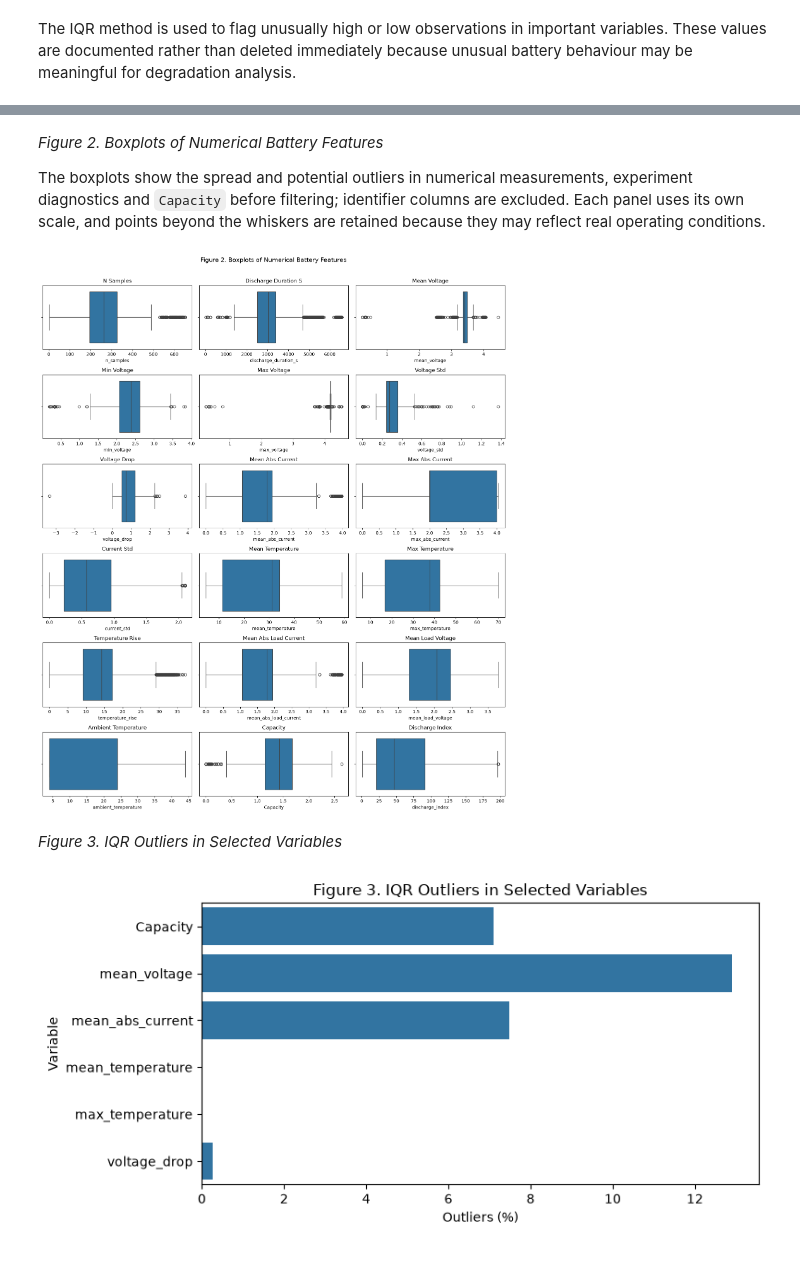
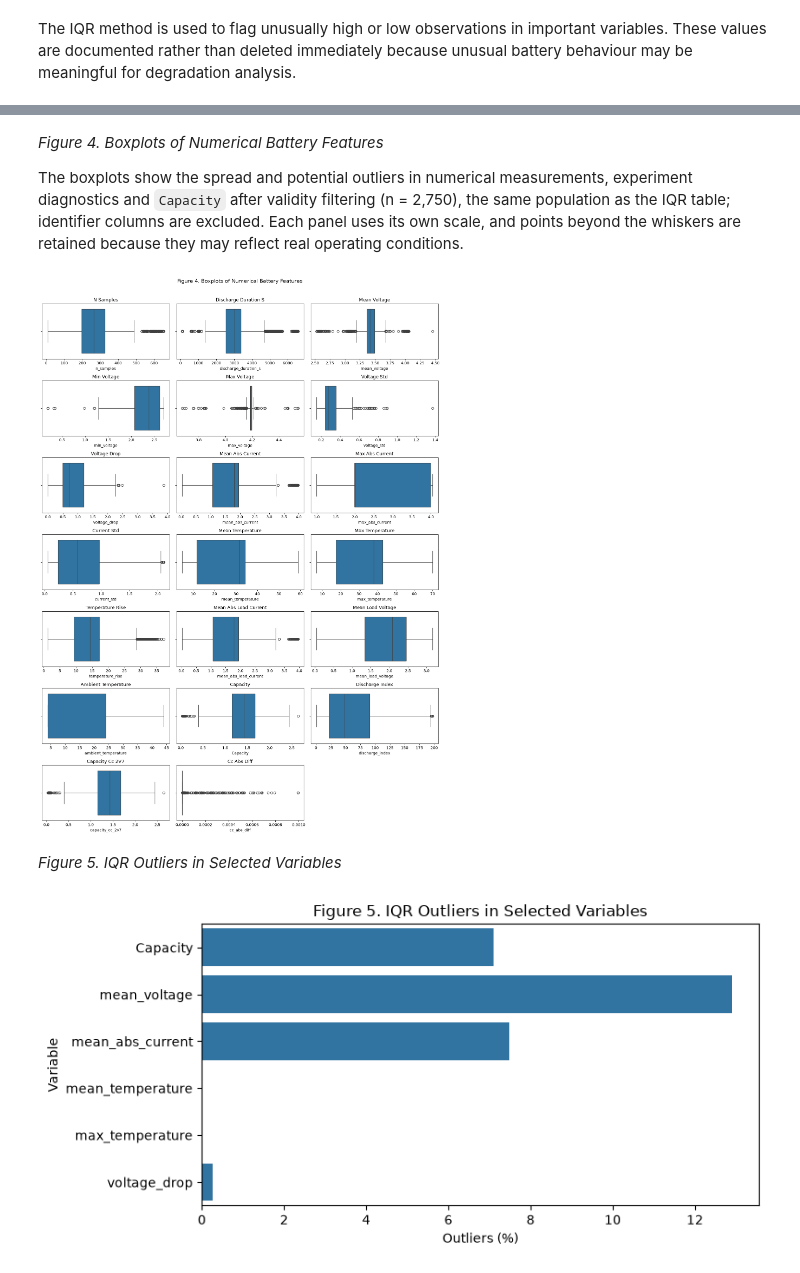
Before and after one commit to MaiChiLe113/Exploratory-Data-Analysis-NASA-Battery, a Jupyter notebook: code/Portfolio_Assessment1_LeMaiChi.ipynb, the cells around one changed output, grey strips where cells are left out. Saved outputs shown, nothing was run; the diff lists cells and outputs as text; code cells hidden in the pictures.

Commit message:
Update EDA notebook, outputs and figures

```diff
--- a/code/Portfolio_Assessment1_LeMaiChi.ipynb
+++ b/code/Portfolio_Assessment1_LeMaiChi.ipynb
@@ -345,11 +363,13 @@ Duplicate analytical rows: 0
 | Duration <= 0 | 0 |
 | Too few samples (<5) | 2 |
 # %%
-quality_df = df[
+# Validity mask defined once and reused for eda_df in Task 3
+valid_mask = (
     df["Capacity"].notna() &
     (df["Capacity"] > 0) &
     (df["n_samples"] >= 5)
-].copy()
+)
+quality_df = df[valid_mask].copy()
 
 outlier_cols = [
     "Capacity",
@@ -397,0 +515,29 @@ The IQR method is used to flag unusually high or low observations in important v
+# %%
+_trapz = getattr(np, "trapezoid", None) or np.trapz
+CUTOFF_V = 2.7
+
+def coulomb_count_ah(file_path, cutoff=CUTOFF_V):
+    x = pd.read_csv(file_path, usecols=["Voltage_measured", "Current_measured", "Time"])
+    x = x.apply(pd.to_numeric, errors="coerce").dropna().sort_values("Time")
+    if len(x) < 2:
+        return np.nan
+    below = np.flatnonzero(x["Voltage_measured"].to_numpy() <= cutoff)
+    end = below[0] + 1 if len(below) else len(x)
+    seg = x.iloc[:end]
+    return _trapz(seg["Current_measured"].abs(), seg["Time"]) / 3600
+
+quality_df["capacity_cc_2v7"] = [
+    coulomb_count_ah(DATA_DIR / f) for f in quality_df["filename"]
+]
+quality_df["cc_abs_diff"] = (quality_df["capacity_cc_2v7"] - quality_df["Capacity"]).abs()
+
+print("Pearson r (coulomb count vs Capacity):",
+      round(quality_df[["capacity_cc_2v7", "Capacity"]].corr().iloc[0, 1], 3))
+print("Median absolute difference (Ah):", round(quality_df["cc_abs_diff"].median(), 3))
+
+display(
+    quality_df.nlargest(10, "cc_abs_diff")[
+        ["battery_id", "test_id", "ambient_temperature", "Capacity",
+         "capacity_cc_2v7", "cc_abs_diff", "min_voltage", "n_samples"]
+    ]
+)
@@ -398,38 +558,38 @@ The IQR method is used to flag unusually high or low observations in important v
 # %% [markdown]
-*Figure 2. Boxplots of Numerical Battery Features*
+*Figure 4. Boxplots of Numerical Battery Features*
 
-The boxplots show the spread and potential outliers in numerical measurements, experiment diagnostics and `Capacity` before filtering; identifier columns are excluded. Each panel uses its own scale, and points beyond the whiskers are retained because they may reflect real operating conditions.
+The boxplots show the spread and potential outliers in numerical measurements, experiment diagnostics and `Capacity` after validity filtering (n = 2,750), the same population as the IQR table; identifier columns are excluded. Each panel uses its own scale, and points beyond the whiskers are retained because they may reflect real operating conditions.
 # %%
-# Figure 2
+# Figure 4
 numeric_cols = (
-    df.select_dtypes(include="number")
+    quality_df.select_dtypes(include="number")
       .columns.drop(["test_id", "uid"])
       .tolist()
 )
 
 n_rows = (len(numeric_cols) + 2) // 3
 fig, axes = plt.subplots(n_rows, 3, figsize=(15, 3 * n_rows))
 
 for ax, col in zip(axes.ravel(), numeric_cols):
-    sns.boxplot(x=df[col], ax=ax)
+    sns.boxplot(x=quality_df[col], ax=ax)
     ax.set_title(col.replace("_", " ").title())
     ax.set_xlabel(col)
 
 for ax in axes.ravel()[len(numeric_cols):]:
     ax.set_visible(False)
 
-fig.suptitle("Figure 2. Boxplots of Numerical Battery Features", fontsize=14)
+fig.suptitle("Figure 4. Boxplots of Numerical Battery Features", fontsize=14)
 plt.tight_layout(rect=[0, 0, 1, 0.97])
 
 plt.savefig(
-    FIG_DIR / "figure_2_numerical_boxplots.png",
+    FIG_DIR / "figure_04_numerical_boxplots.png",
     dpi=200,
     bbox_inches="tight"
 )
 
 plt.show()
 # %% [output]
-[figure, old version]
+[figure, new version]
 # %% [markdown]
-*Figure 3. IQR Outliers in Selected Variables*
+*Figure 5. IQR Outliers in Selected Variables*
 # %%
```
Also changed, not shown: parts of 56 cells of this notebook, 31 other files.
